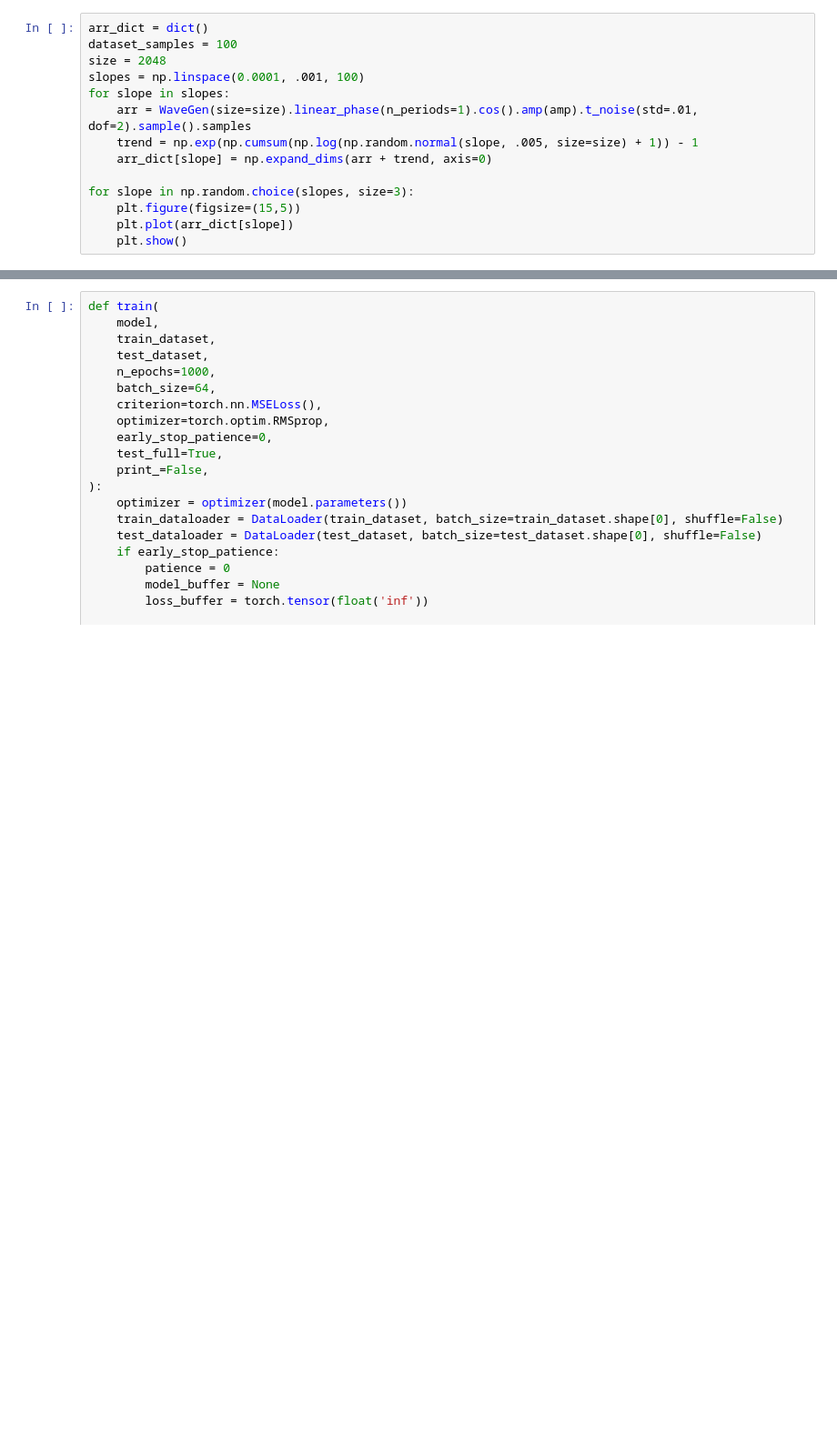
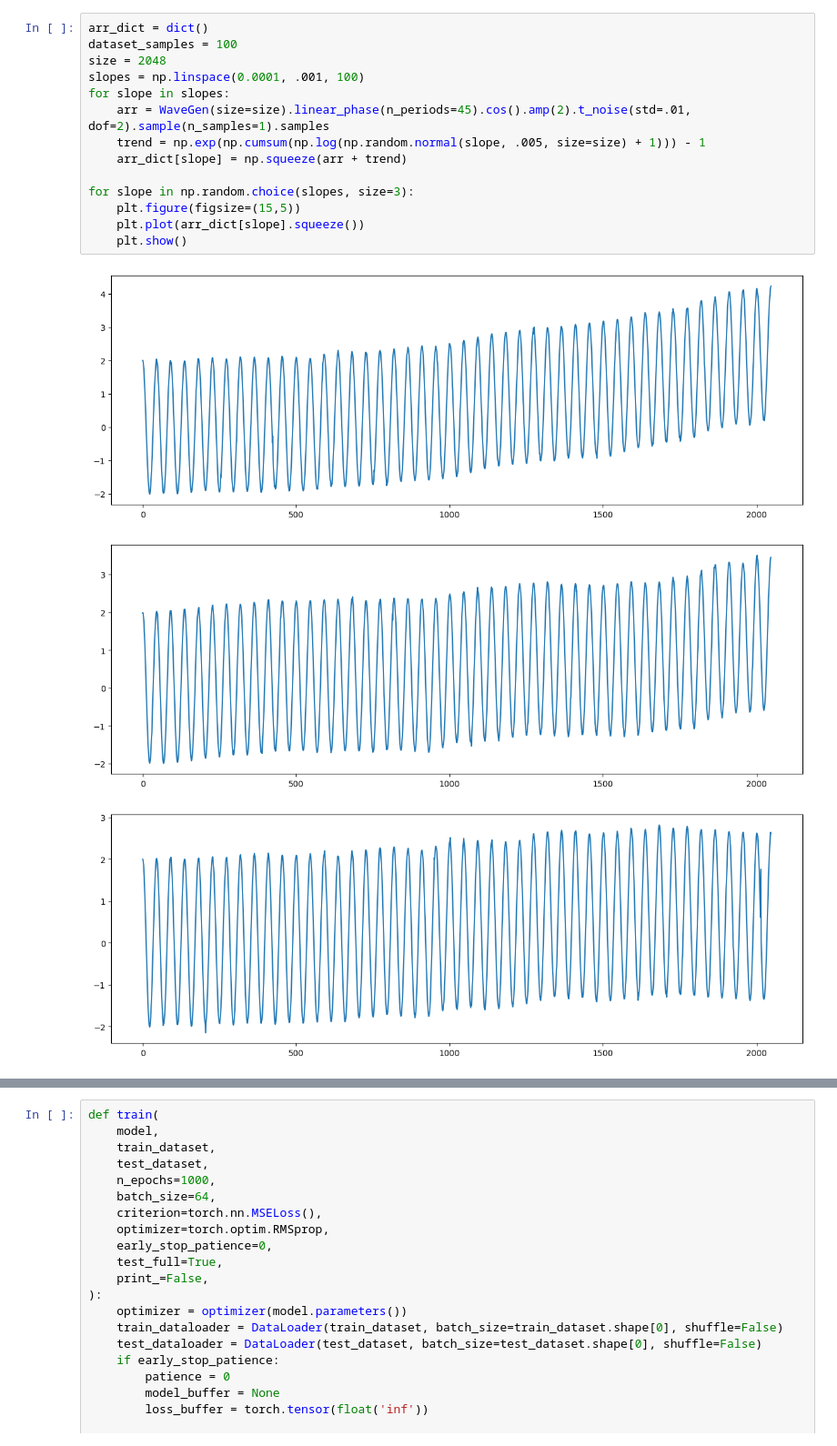
Before and after one commit to ncallahanml/baseline_networks, a Jupyter notebook: SineCNNLSTM.ipynb, the cells around one changed output, grey strips where cells are left out. Shown at 91% size. Drawn from its saved outputs; the diff is of its cells as text; blank space fills up the shorter version.

```diff
--- a/SineCNNLSTM.ipynb
+++ b/SineCNNLSTM.ipynb
@@ -54,16 +54,20 @@ class TorchDataset(Dataset):
 # %%
 arr_dict = dict()
 dataset_samples = 100
 size = 2048
 slopes = np.linspace(0.0001, .001, 100)
 for slope in slopes:
-    arr = WaveGen(size=size).linear_phase(n_periods=1).cos().amp(amp).t_noise(std=.01, dof=2).sample().samples
-    trend = np.exp(np.cumsum(np.log(np.random.normal(slope, .005, size=size) + 1)) - 1
-    arr_dict[slope] = np.expand_dims(arr + trend, axis=0)
+    arr = WaveGen(size=size).linear_phase(n_periods=45).cos().amp(2).t_noise(std=.01, dof=2).sample(n_samples=1).samples
+    trend = np.exp(np.cumsum(np.log(np.random.normal(slope, .005, size=size) + 1))) - 1
+    arr_dict[slope] = np.squeeze(arr + trend)
 
 for slope in np.random.choice(slopes, size=3):
     plt.figure(figsize=(15,5))
-    plt.plot(arr_dict[slope])
+    plt.plot(arr_dict[slope].squeeze())
     plt.show()
+# %% [output]
+[figure, added]
+[figure, added]
+[figure, added]
 # %%
 # dict concat should pseudo-shuffle?
```
Also changed, not shown: parts of 9 cells of this notebook.
